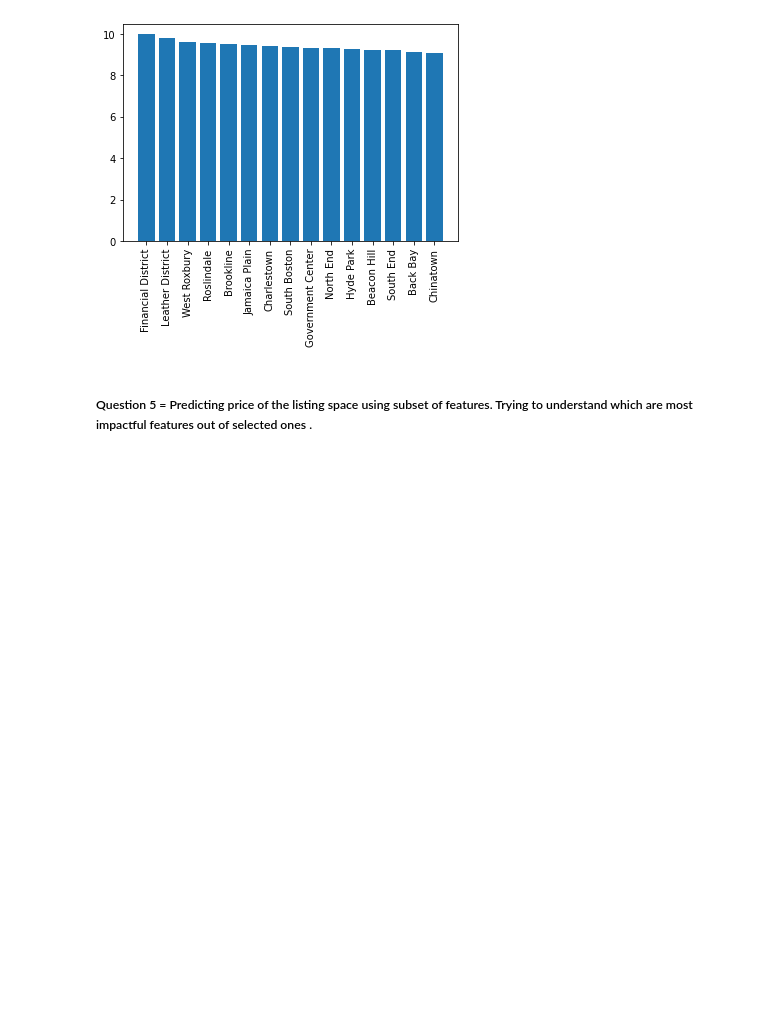
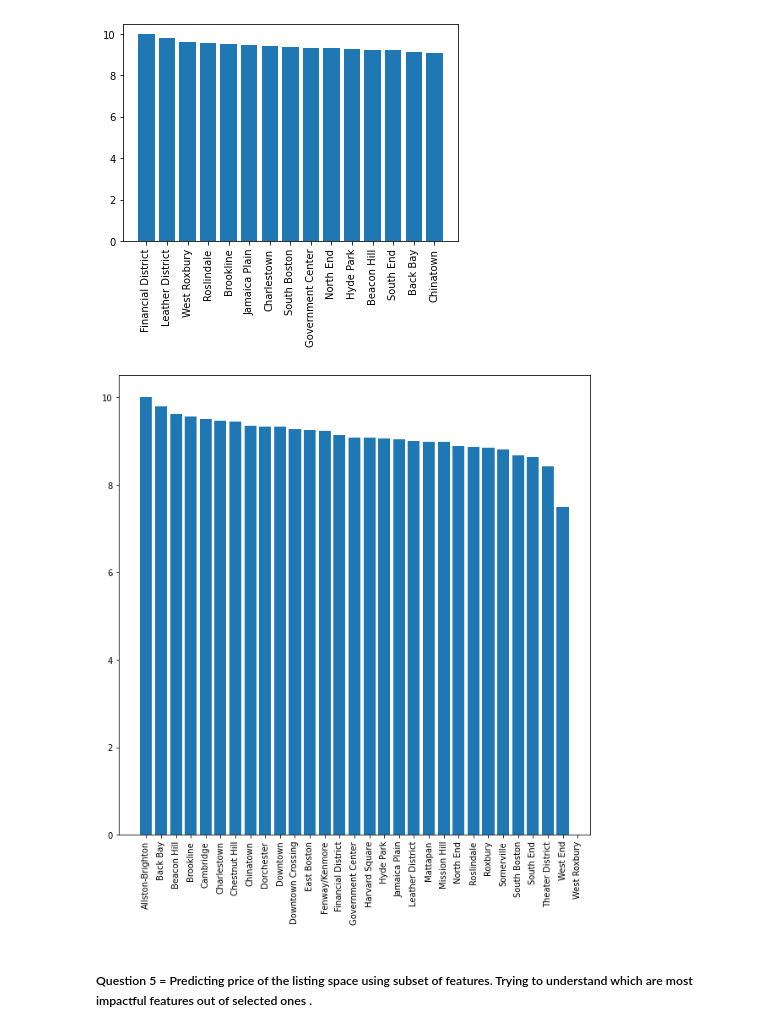
Before and after one commit to sdaphtardar/airbnb_dataset_analysis, a Jupyter notebook: AirBnB_Data_Analysis.ipynb, the cells around one changed output. Saved outputs shown, nothing was run; the diff lists cells and outputs as text; code cells hidden in the pictures; blank space fills up the shorter version.

```diff
--- a/AirBnB_Data_Analysis.ipynb
+++ b/AirBnB_Data_Analysis.ipynb
@@ -2575,6 +2594,13 @@ plt.bar(df_temp.neighbourhood, df_temp.review_scores_value)
 plt.xticks(rotation=90);
 # %% [output]
 [figure]
+# %%
+from matplotlib.pyplot import figure
+plt.figure(figsize=(10,10))
+plt.bar(df_neighbourhood_details['neighbourhood'], df_neighbourhood_details['review_scores_value'].sort_values(ascending=False))
+plt.xticks(rotation=90);
+# %% [output]
+[figure, added]
 # %% [markdown]
 ##### Question 5 = Predicting price of the listing space using subset of features. Trying to understand which are most impactful features out of selected ones .
 # %%
```
Also changed, not shown: parts of 91 cells of this notebook.
